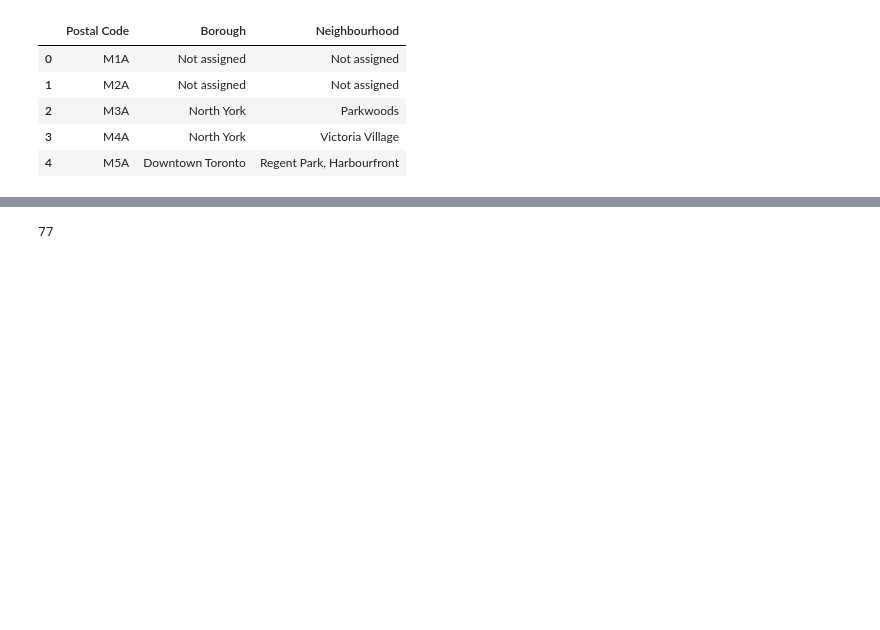
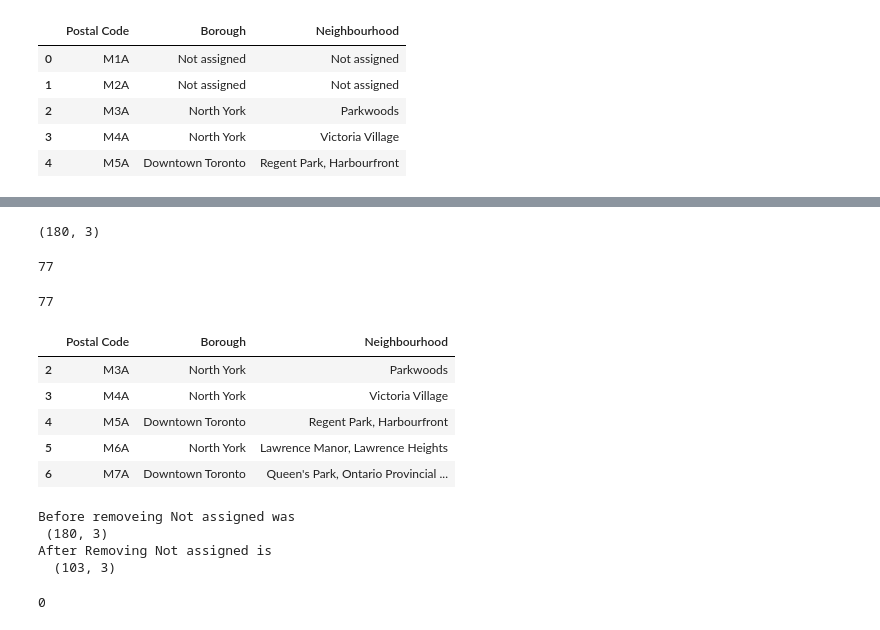
Before and after one commit to ameralbuttma/Coursera_Capstone_12_24_2020, a Jupyter notebook: Segmenting and Clustering Neighborhoods in Toronto.ipynb, the cells around one changed output, grey strips where cells are left out. Drawn from its saved outputs; the diff is of its cells as text; code cells hidden in the pictures; blank space fills up the shorter version.

```diff
--- a/Segmenting and Clustering Neighborhoods in Toronto.ipynb
+++ b/Segmenting and Clustering Neighborhoods in Toronto.ipynb
@@ -82 +89,5 @@ df_1.shape
+# %%
+df_1.shape # No. of columns and rows in the table
+# %% [output]
+(180, 3)
 # %%
@@ -84,2 +95,30 @@ df_1.Borough.str.count("Not assigned").sum()
 # %% [output]
 77
+# %%
+df_1.Neighbourhood.str.count("Not assigned").sum() # Count for Not assigned data in Neighbourhood
+# %% [output]
+77
+# %%
+DF = df_1[~df_1['Borough'].isin(['Not assigned'])] ## drop Not assigned Value from Borough
+##DF = pd.DataFrame(res, columns = ["PostalCode", "Borough", "Neighborhood"])
+DF= (pd.DataFrame(DF))
+DF.head()
+# %% [output]
+|  | Postal Code | Borough | Neighbourhood |
+| 2 | M3A | North York | Parkwoods |
+| 3 | M4A | North York | Victoria Village |
+| 4 | M5A | Downtown Toronto | Regent Park, Harbourfront |
+| 5 | M6A | North York | Lawrence Manor, Lawrence Heights |
+| 6 | M7A | Downtown Toronto | Queen's Park, Ontario Provincial ... |
+# %%
+print ('Before removeing Not assigned was \n' , df_1.shape , '\nAfter Removing Not assigned is\n ',DF.shape)
+# %% [output]
+Before removeing Not assigned was
+ (180, 3)
+After Removing Not assigned is
+  (103, 3)
+# %%
+# Check the counts of not assigned data in Neighbourhood after removing not assigned data from Borough
+DF.Neighbourhood.str.count("Not assigned").sum()
+# %% [output]
+0
```
Also changed, not shown: parts of 9 cells of this notebook.
